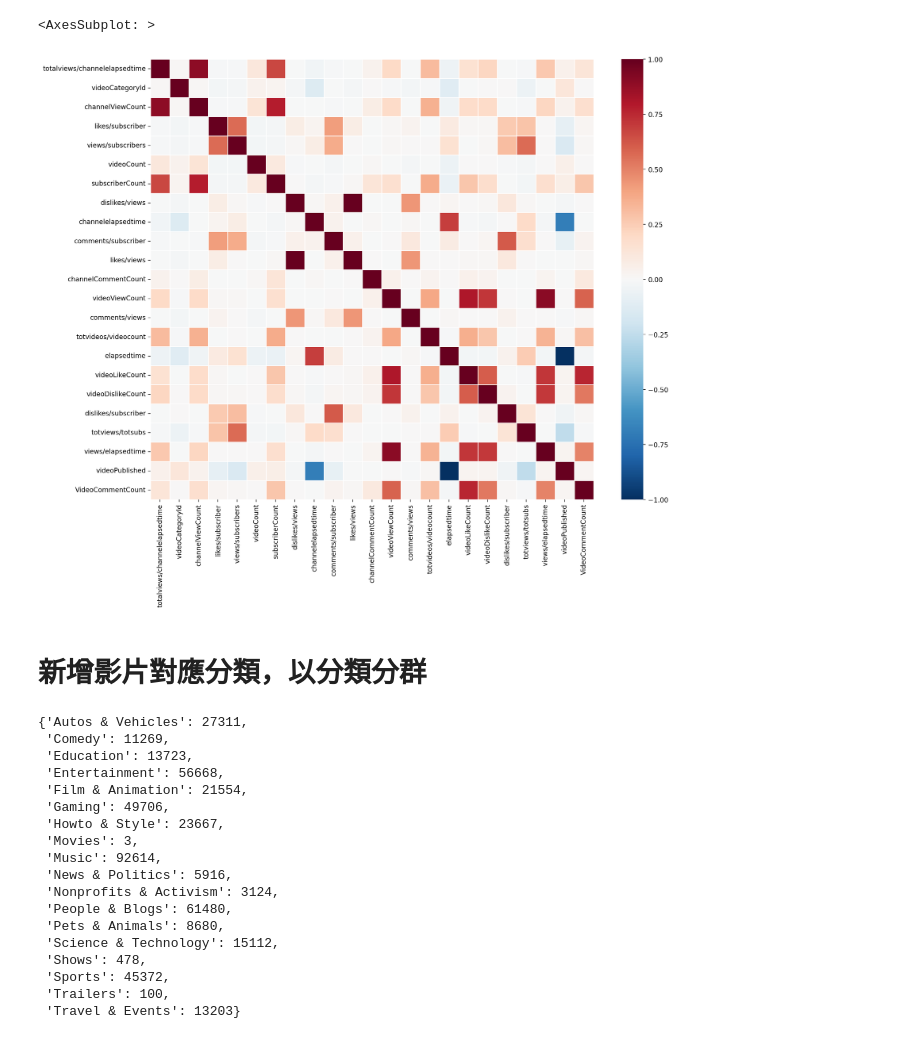
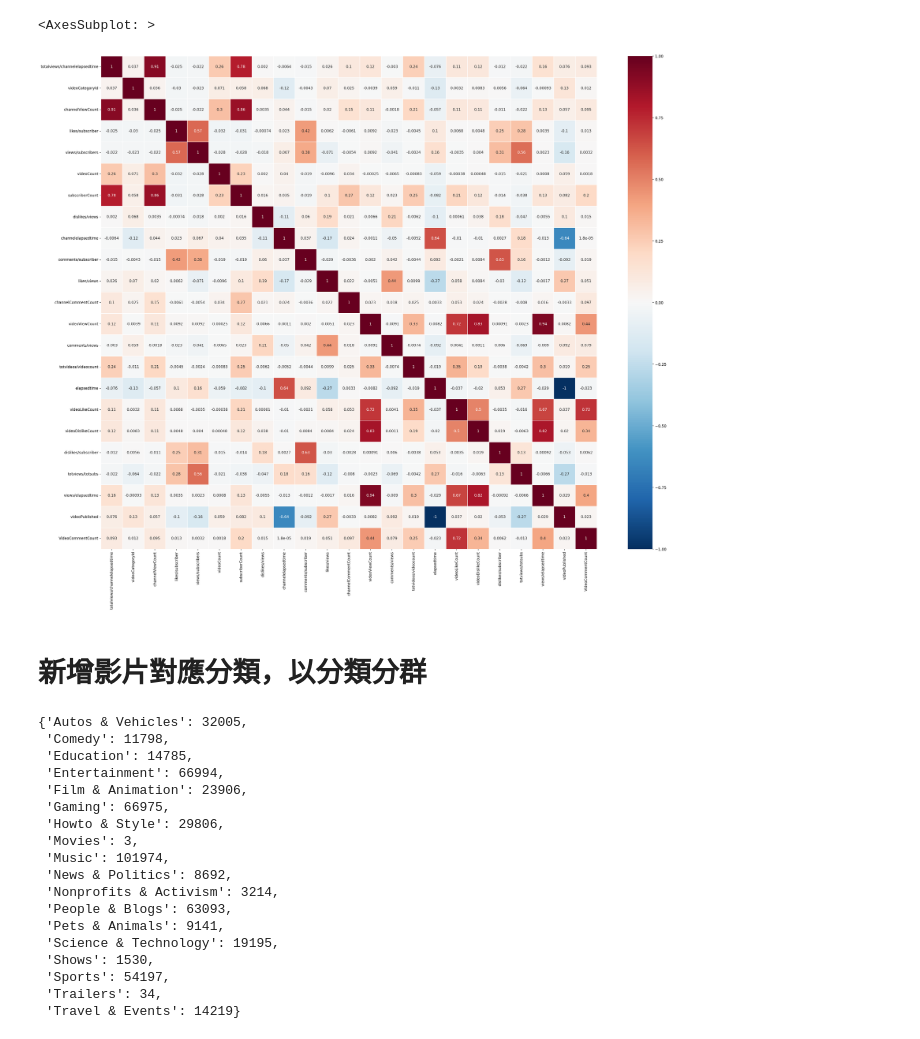
Before and after one commit to larrylai19/1111-DataMining-Final, a Jupyter notebook: Untitled.ipynb, the cells around one changed output. Cells and saved outputs as stored; diff of their text form; code cells hidden in the pictures.

```diff
--- a/Untitled.ipynb
+++ b/Untitled.ipynb
@@ -12,10 +12,35 @@ pd.set_option('display.max_columns', None)
 # %%
 csvPath = 'YouTubeDataset_withChannelElapsed.csv'
 df = pd.read_csv(csvPath)
-orgData = df.drop_duplicates(subset=['channelId'])
+orgDF = df.drop_duplicates(subset=['videoId'])
 # %%
-data = orgData.set_index(['channelId']).drop(['index', 'videoId', 'likes/dislikes'], axis=1)
+data = orgDF.set_index(['videoId']).drop(['index', 'likes/dislikes', 'channelId'], axis=1)
 data['videoPublished'] = data['videoPublished'].apply(lambda x: int(time.mktime(datetime.strptime(x[:10], "%Y-%m-%d").timetuple())))
+# %%
+idx = data[(data['totalviews/channelelapsedtime'] == -1) | \
+           (data['videoCategoryId'] == -1) | \
+           (data['channelViewCount'] == -1) | \
+           (data['likes/subscriber'] == -1) | \
+           (data['views/subscribers'] == -1) | \
+           (data['videoCount'] == -1) | \
+           (data['subscriberCount'] == -1) | \
+           (data['dislikes/views'] == -1) | \
+           (data['channelelapsedtime'] == -1) | \
+           (data['comments/subscriber'] == -1) | \
+           (data['likes/views'] == -1) | \
+           (data['channelCommentCount'] == -1) | \
+           (data['videoViewCount'] == -1) | \
+           (data['comments/views'] == -1) | \
+           (data['totvideos/videocount'] == -1) | \
+           (data['elapsedtime'] == -1) | \
+           (data['videoLikeCount'] == -1) | \
+           (data['videoDislikeCount'] == -1) | \
+           (data['dislikes/subscriber'] == -1) | \
+           (data['totviews/totsubs'] == -1) | \
+           (data['views/elapsedtime'] == -1) | \
+           (data['videoPublished'] == -1) | \
+           (data['VideoCommentCount'] == -1)].index
+data = data.drop(idx, axis=0)
 # %%
 normalizedDF_minmax = (data - data.min()) / (data.max() - data.min())  # 0 ~ 1
 normalizedDF_mean = (data - data.mean()) / data.std()
@@ -24,9 +51,9 @@ normalizedDF_corr = normalizedDF.corr()
 # %%
-plt.figure(figsize=(15, 12))
-sns.heatmap(normalized_df_corr, cmap='RdBu_r', linewidths=0.5, vmin=-1, vmax=1)
+plt.figure(figsize=(30, 24))
+sns.heatmap(normalizedDF_corr, cmap='RdBu_r', linewidths=0.5, vmin=-1, vmax=1, annot=True)
 # %% [output]
 <AxesSubplot: >
-[figure, old version]
+[figure, new version]
 # %% [markdown]
 # 新增影片對應分類，以分類分群
 # %%
@@ -39,26 +66,26 @@ dataGroup = data.groupby('videoCategory')
 channlCount = {}
 for category in dataGroup.groups.keys():
     channlCount[category] = len(dataGroup.get_group(category))
-channlCount
+#channlCount
 # %% [output]
-{'Autos & Vehicles': 27311,
- 'Comedy': 11269,
- 'Education': 13723,
- 'Entertainment': 56668,
- 'Film & Animation': 21554,
- 'Gaming': 49706,
- 'Howto & Style': 23667,
+{'Autos & Vehicles': 32005,
+ 'Comedy': 11798,
+ 'Education': 14785,
+ 'Entertainment': 66994,
+ 'Film & Animation': 23906,
+ 'Gaming': 66975,
+ 'Howto & Style': 29806,
  'Movies': 3,
- 'Music': 92614,
- 'News & Politics': 5916,
- 'Nonprofits & Activism': 3124,
- 'People & Blogs': 61480,
- 'Pets & Animals': 8680,
- 'Science & Technology': 15112,
- 'Shows': 478,
- 'Sports': 45372,
- 'Trailers': 100,
- 'Travel & Events': 13203}
+ 'Music': 101974,
+ 'News & Politics': 8692,
+ 'Nonprofits & Activism': 3214,
+ 'People & Blogs': 63093,
+ 'Pets & Animals': 9141,
+ 'Science & Technology': 19195,
+ 'Shows': 1530,
+ 'Sports': 54197,
+ 'Trailers': 34,
+ 'Travel & Events': 14219}
 # %%
 dataGroup.get_group('Movies')
 # %% [output]
```
Also changed, not shown: parts of 12 cells of this notebook, 7 other files.
